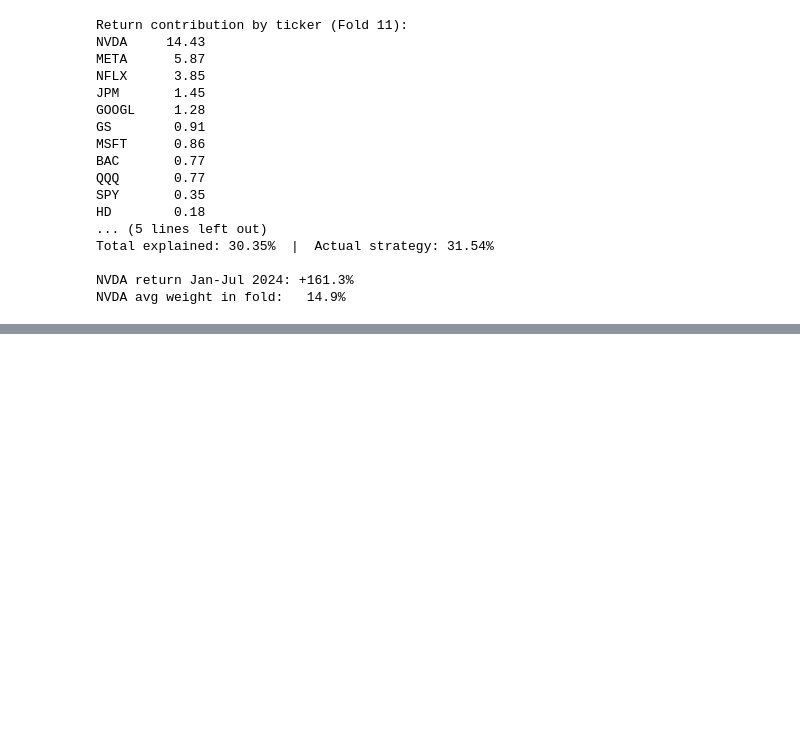
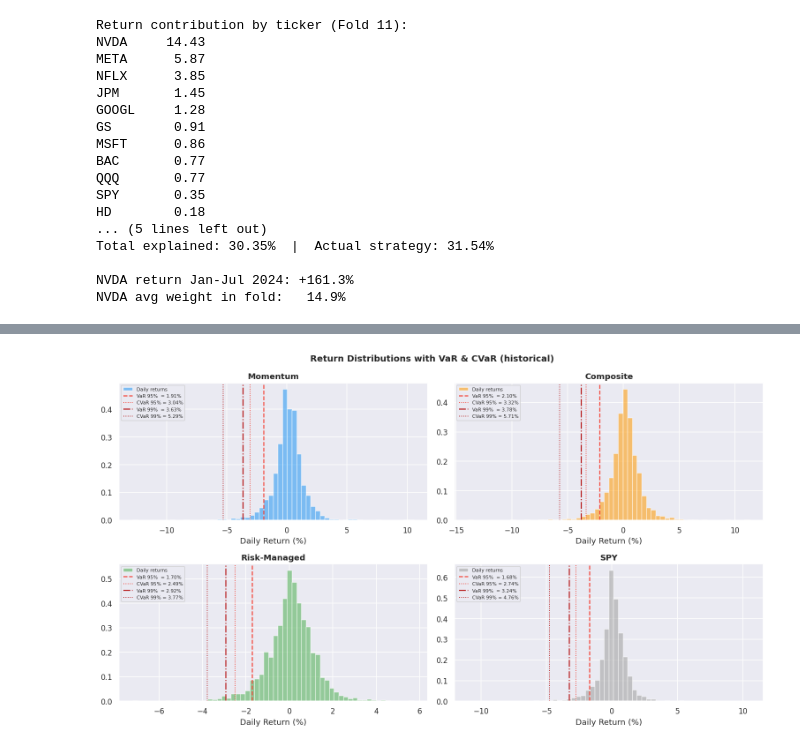
Before and after one commit to riccardo03/Backtest, a Jupyter notebook: quant-backtest/notebooks/analysis.ipynb, the cells around one changed output, grey strips where cells are left out. Drawn from its saved outputs; the diff is of its cells as text; code cells hidden in the pictures; blank space fills up the shorter version.

Commit message:
risk.py, undated metrics.py

```diff
--- a/quant-backtest/notebooks/analysis.ipynb
+++ b/quant-backtest/notebooks/analysis.ipynb
@@ -446,0 +454,13 @@ NVDA avg weight in fold:   14.9%
+# %%
+from risk import var, cvar, rolling_var, rolling_cvar, risk_table, compare_risk
+
+strategy_returns = {
+    'Momentum':     r1['returns'],
+    'Composite':    r2['returns'],
+    'Risk-Managed': r3['returns'],
+    'SPY':          bm_ret,
+}
+
+# Multi-confidence, multi-method risk table for Composite strategy
+print("=== Risk Table — Composite (daily) ===")
+display(risk_table(r2['returns']).map(lambda x: f"{x:.2%}"))
@@ -446,0 +480,27 @@ NVDA avg weight in fold:   14.9%
+# %%
+# --- 10a. Return distributions with VaR & CVaR markers ---
+fig, axes = plt.subplots(2, 2, figsize=(14, 8))
+axes = axes.flatten()
+confidences = [0.95, 0.99]
+conf_styles  = {0.95: ('#F44336', '--'), 0.99: ('#B71C1C', '-.')}
+
+for ax, (label, ret) in zip(axes, strategy_returns.items()):
+    ax.hist(ret * 100, bins=60, color=COLORS[label], alpha=0.55, density=True, label='Daily returns')
+
+    for c, (col, ls) in conf_styles.items():
+        v  = var(ret, c, method='historical')
+        cv = cvar(ret, c, method='historical')
+        ax.axvline(-v  * 100, color=col, linestyle=ls,  linewidth=1.6,
+                   label=f'VaR {c:.0%}  = {v:.2%}')
+        ax.axvline(-cv * 100, color=col, linestyle=':',  linewidth=1.2,
+                   label=f'CVaR {c:.0%} = {cv:.2%}')
+
+    ax.set_title(label, fontweight='bold')
+    ax.set_xlabel('Daily Return (%)')
+    ax.legend(fontsize=7, loc='upper left')
+
+fig.suptitle('Return Distributions with VaR & CVaR (historical)', fontsize=13, fontweight='bold')
+plt.tight_layout()
+plt.show()
+# %% [output]
+[figure, added]
```
Also changed, not shown: parts of 22 cells of this notebook, 4 other files.
